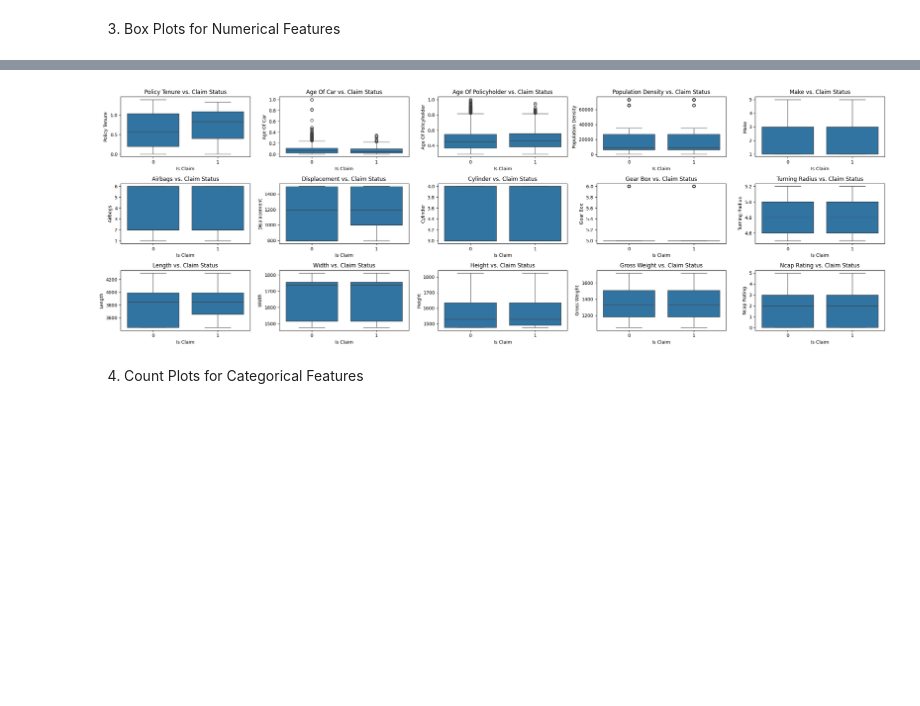
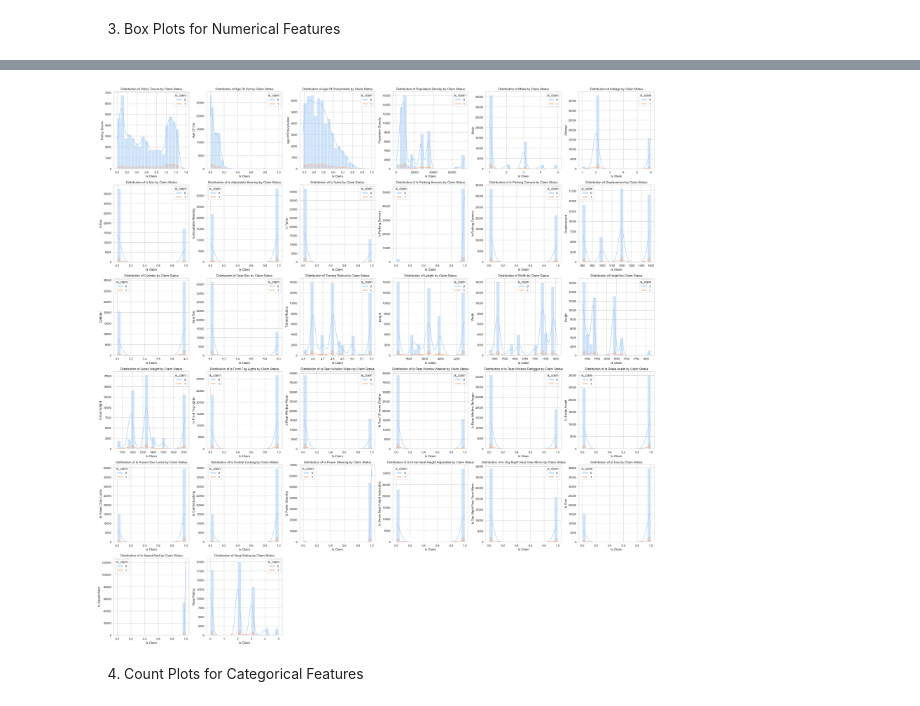
Before and after one commit to aimeele97/insurance_claim_analysis_model, a Jupyter notebook: insuranceclaim.ipynb, the cells around one changed output, grey strips where cells are left out. Saved outputs shown, nothing was run; the diff lists cells and outputs as text; code cells hidden in the pictures; blank space fills up the shorter version.

```diff
--- a/insuranceclaim.ipynb
+++ b/insuranceclaim.ipynb
@@ -204,43 +214,45 @@ Index(['policy_tenure', 'age_of_car', 'age_of_policyholder',
       dtype='object')
 # %%
 features_to_plot = [
-    'policy_tenure',
-    'age_of_car',
-    'age_of_policyholder',
-    'population_density',
-    'make',
-    'airbags',
-    'displacement',
-    'cylinder',
-    'gear_box',
-    'turning_radius',
-    'length',
-    'width',
-    'height',
-    'gross_weight',
-    'ncap_rating'
+    'policy_tenure', 'age_of_car', 'age_of_policyholder',
+       'population_density', 'make', 'airbags', 'is_esc',
+       'is_adjustable_steering', 'is_tpms', 'is_parking_sensors',
+       'is_parking_camera', 'displacement', 'cylinder', 'gear_box',
+       'turning_radius', 'length', 'width', 'height', 'gross_weight',
+       'is_front_fog_lights', 'is_rear_window_wiper', 'is_rear_window_washer',
+       'is_rear_window_defogger', 'is_brake_assist', 'is_power_door_locks',
+       'is_central_locking', 'is_power_steering',
+       'is_driver_seat_height_adjustable', 'is_day_night_rear_view_mirror',
+       'is_ecw', 'is_speed_alert', 'ncap_rating'
 ]
-# Create a figure with 2 rows and 8 columns
-fig, axs = plt.subplots(nrows=3, ncols=5, figsize=(24, 8))  # Adjust figsize as needed
-axs = axs.flatten()  # Flatten the 2D array of axes to easily index it
+
+# Create a figure with subplots
+n_cols = 6  # Set number of columns for the layout
+n_rows = (len(features_to_plot) + n_cols - 1) // n_cols  # Calculate number of rows needed
+fig, axs = plt.subplots(n_rows, n_cols, figsize=(5 * n_cols, 5 * n_rows))
+axs = axs.flatten()  # Flatten the array of axes for easier indexing
 
 # Loop through each feature and create a plot in the respective subplot
 for i, col in enumerate(features_to_plot):
     if df[col].dtype == 'object':  # Check if the column is categorical
         sns.countplot(x='is_claim', hue=col, data=df, ax=axs[i], palette='pastel')
         axs[i].set_title(f'Claim Status by {col.replace("_", " ").title()}')
     else:
-        sns.boxplot(x='is_claim', y=col, data=df, ax=axs[i])
-        axs[i].set_title(f'{col.replace("_", " ").title()} vs. Claim Status')
+        sns.histplot(data=df, x=col, hue='is_claim', kde=True, ax=axs[i], palette='pastel', bins=20)  # Change to histplot for histograms
+        axs[i].set_title(f'Distribution of {col.replace("_", " ").title()} by Claim Status')
 
     axs[i].set_xlabel('Is Claim')
     axs[i].set_ylabel(col.replace("_", " ").title())
 
+# Hide any unused subplots
+for j in range(i + 1, len(axs)):
+    axs[j].set_visible(False)
+
 # Adjust layout
 plt.tight_layout()
 plt.show()
 # %% [output]
-[figure, old version]
+[figure, new version]
 # %% [markdown]
 4. Count Plots for Categorical Features
 # %%
```
Also changed, not shown: parts of 36 cells of this notebook.
